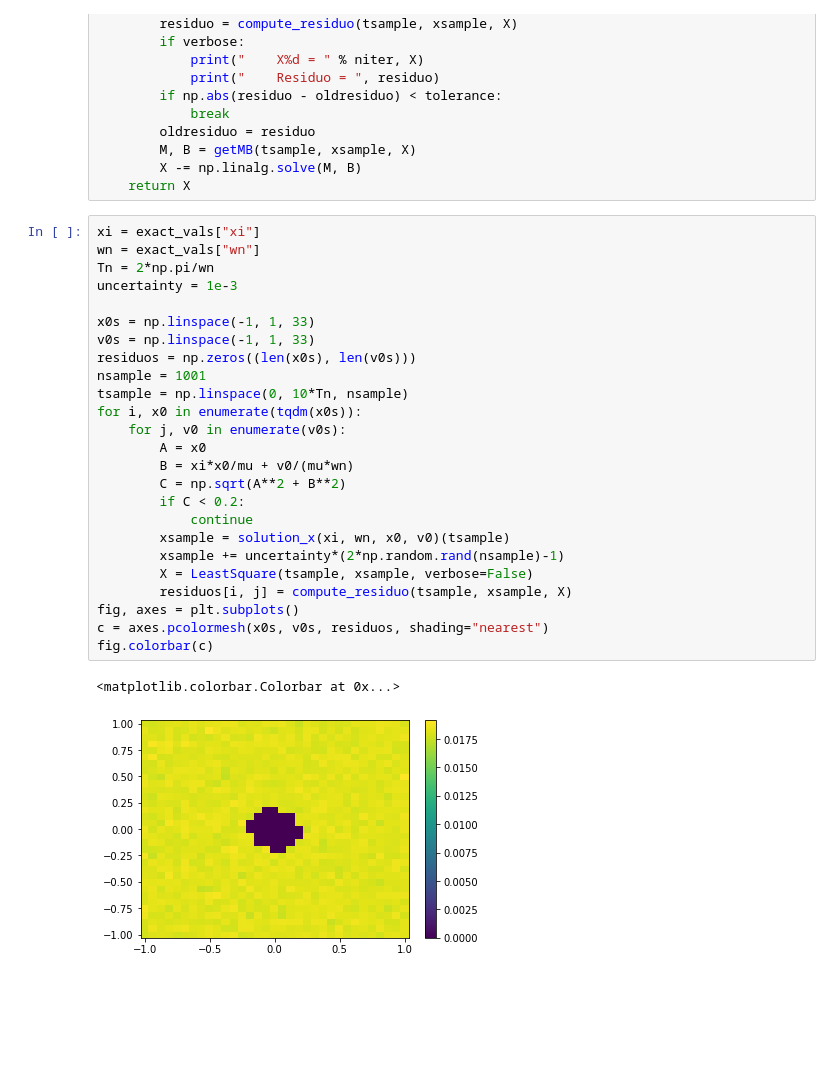
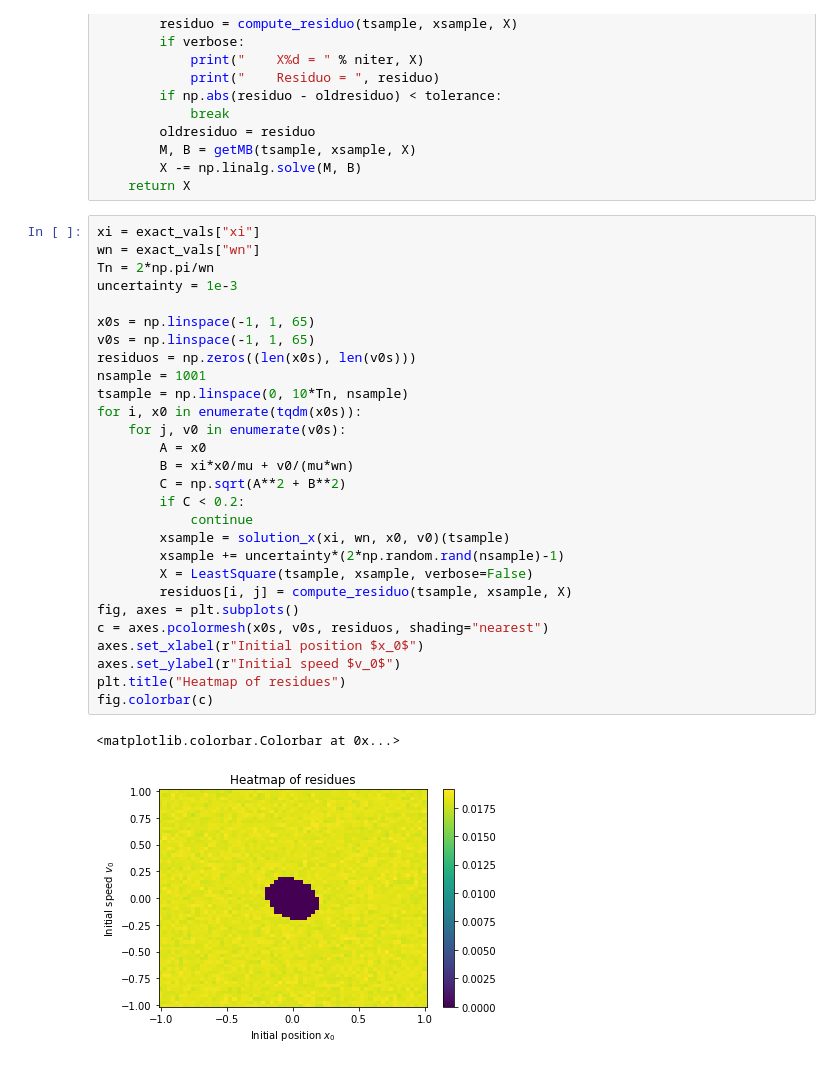
Before and after one commit to carlos-adir/UnB-Courses, a Jupyter notebook: vibracoes/estimate_parameters.ipynb, the cells around one changed output. Cells and saved outputs as stored; diff of their text form; blank space fills up the shorter version.

```diff
--- a/vibracoes/estimate_parameters.ipynb
+++ b/vibracoes/estimate_parameters.ipynb
@@ -589,28 +587,31 @@ def LeastSquare(tsample, xsample, tolerance=1e-6, nitermax = 10, verbose=False):
 # %%
 xi = exact_vals["xi"]
 wn = exact_vals["wn"]
 Tn = 2*np.pi/wn
 uncertainty = 1e-3
 
-x0s = np.linspace(-1, 1, 33)
-v0s = np.linspace(-1, 1, 33)
+x0s = np.linspace(-1, 1, 65)
+v0s = np.linspace(-1, 1, 65)
 residuos = np.zeros((len(x0s), len(v0s)))
 nsample = 1001
 tsample = np.linspace(0, 10*Tn, nsample)
 for i, x0 in enumerate(tqdm(x0s)):
     for j, v0 in enumerate(v0s):
         A = x0
         B = xi*x0/mu + v0/(mu*wn)
         C = np.sqrt(A**2 + B**2)
         if C < 0.2:
             continue
         xsample = solution_x(xi, wn, x0, v0)(tsample)
         xsample += uncertainty*(2*np.random.rand(nsample)-1)
         X = LeastSquare(tsample, xsample, verbose=False)
         residuos[i, j] = compute_residuo(tsample, xsample, X)
 fig, axes = plt.subplots()
 c = axes.pcolormesh(x0s, v0s, residuos, shading="nearest")
+axes.set_xlabel(r"Initial position $x_0$")
+axes.set_ylabel(r"Initial speed $v_0$")
+plt.title("Heatmap of residues")
 fig.colorbar(c)
 # %% [output]
 <matplotlib.colorbar.Colorbar at 0x...>
-[figure, old version]
+[figure, new version]
```
Also changed, not shown: parts of 11 cells of this notebook.
